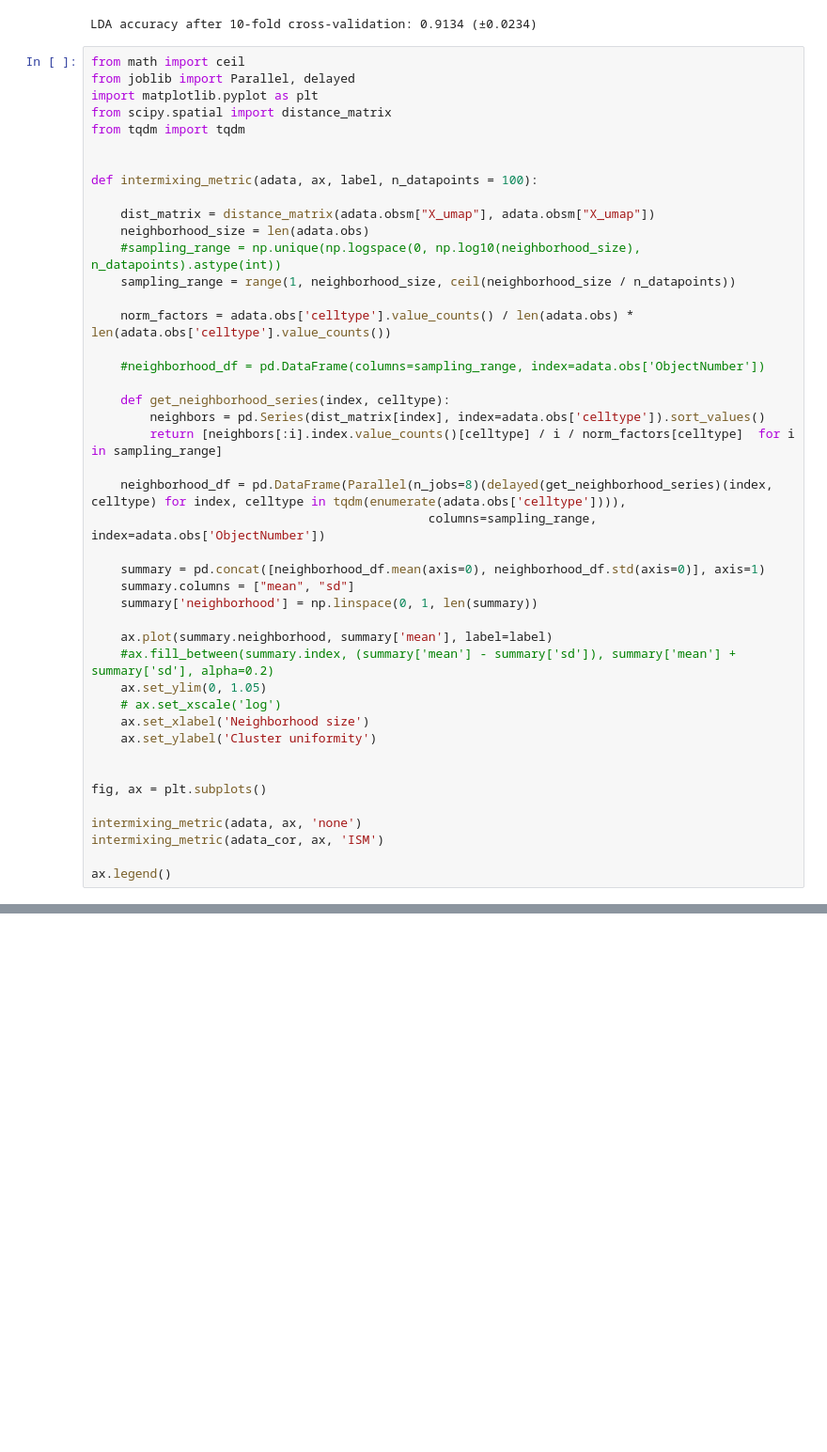
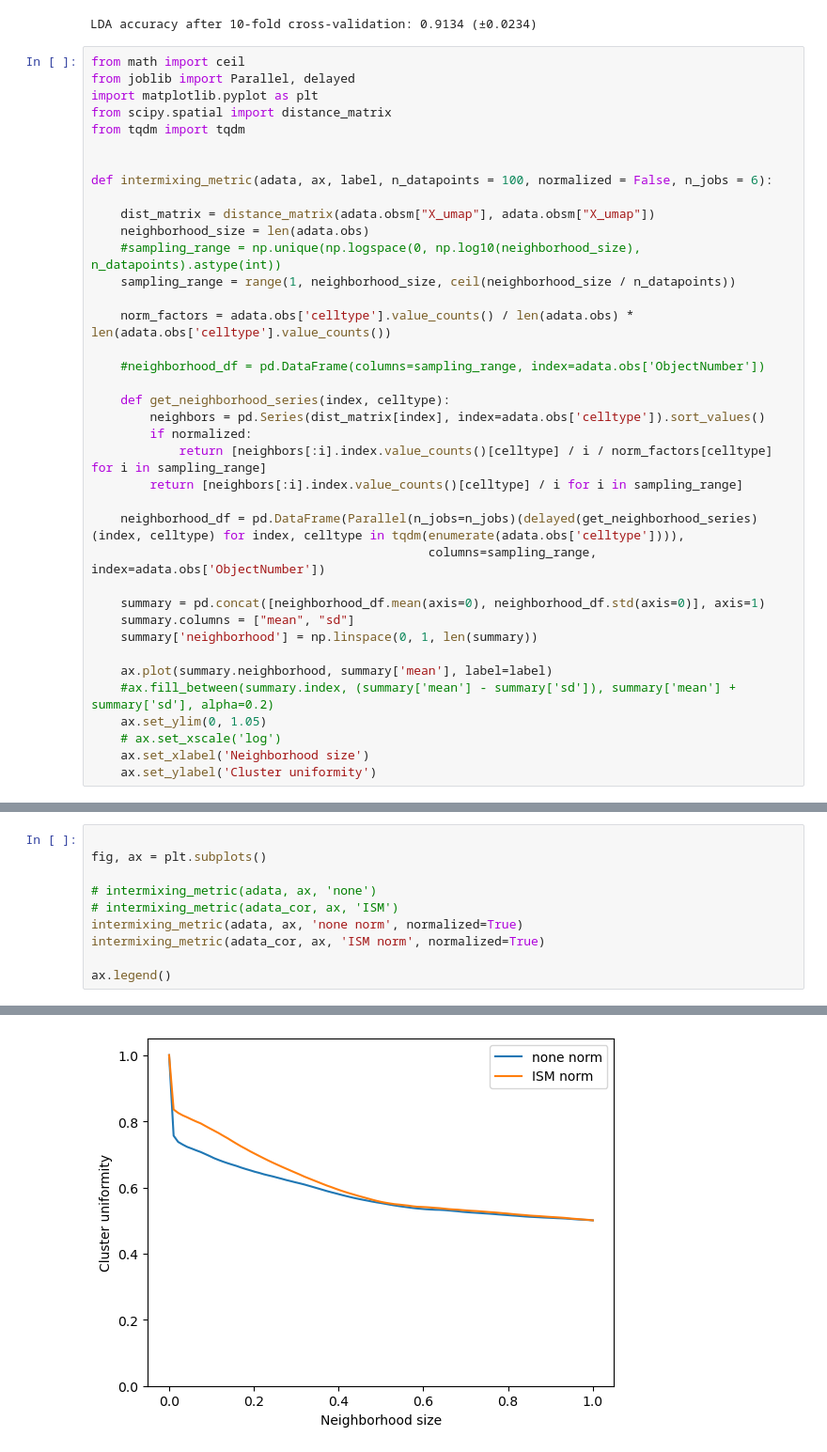
Before and after one commit to mariusrklein/FDA_project, a Jupyter notebook: correction_evaluation.ipynb, the cells around one changed output, grey strips where cells are left out. Shown at 94% size. Cells and saved outputs as stored; diff of their text form; blank space fills up the shorter version.

Commit message:
normalization switch for intermixing metric

```diff
--- a/correction_evaluation.ipynb
+++ b/correction_evaluation.ipynb
@@ -215,7 +215,7 @@ from scipy.spatial import distance_matrix
 from tqdm import tqdm
 
 
-def intermixing_metric(adata, ax, label, n_datapoints = 100):
+def intermixing_metric(adata, ax, label, n_datapoints = 100, normalized = False, n_jobs = 6):
 
     dist_matrix = distance_matrix(adata.obsm["X_umap"], adata.obsm["X_umap"])
     neighborhood_size = len(adata.obs)
@@ -228,9 +228,11 @@ def intermixing_metric(adata, ax, label, n_datapoints = 100):
 
     def get_neighborhood_series(index, celltype):
         neighbors = pd.Series(dist_matrix[index], index=adata.obs['celltype']).sort_values()
-        return [neighbors[:i].index.value_counts()[celltype] / i / norm_factors[celltype]  for i in sampling_range]
+        if normalized:
+            return [neighbors[:i].index.value_counts()[celltype] / i / norm_factors[celltype]  for i in sampling_range]
+        return [neighbors[:i].index.value_counts()[celltype] / i for i in sampling_range]
 
-    neighborhood_df = pd.DataFrame(Parallel(n_jobs=8)(delayed(get_neighborhood_series)(index, celltype) for index, celltype in tqdm(enumerate(adata.obs['celltype']))),
+    neighborhood_df = pd.DataFrame(Parallel(n_jobs=n_jobs)(delayed(get_neighborhood_series)(index, celltype) for index, celltype in tqdm(enumerate(adata.obs['celltype']))),
                                               columns=sampling_range, index=adata.obs['ObjectNumber'])
 
     summary = pd.concat([neighborhood_df.mean(axis=0), neighborhood_df.std(axis=0)], axis=1)
@@ -243,11 +245,3 @@ def intermixing_metric(adata, ax, label, n_datapoints = 100):
     # ax.set_xscale('log')
     ax.set_xlabel('Neighborhood size')
     ax.set_ylabel('Cluster uniformity')
-
-
-fig, ax = plt.subplots()
-
-intermixing_metric(adata, ax, 'none')
-intermixing_metric(adata_cor, ax, 'ISM')
-
-ax.legend()
@@ -256,0 +248,11 @@ ax.legend()
+# %%
+
+fig, ax = plt.subplots()
+
+# intermixing_metric(adata, ax, 'none')
+# intermixing_metric(adata_cor, ax, 'ISM')
+intermixing_metric(adata, ax, 'none norm', normalized=True)
+intermixing_metric(adata_cor, ax, 'ISM norm', normalized=True)
+
+ax.legend()
+# %% [output]
@@ -256,0 +260 @@ ax.legend()
+[figure, added]
```
Also changed, not shown: parts of 2 cells of this notebook.
